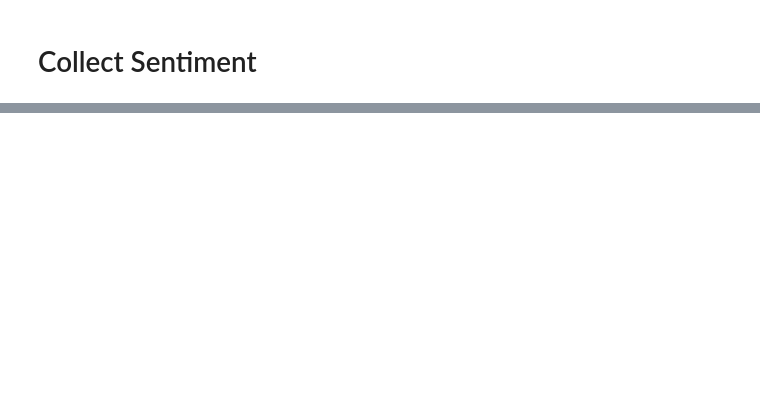
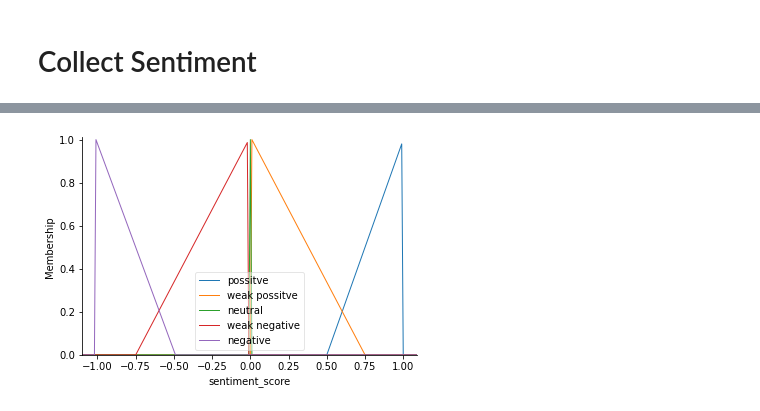
Before and after one commit to alexleong4438/crypto_price_prediction_based_on_sentiment, a Jupyter notebook: dataset/CDS590.ipynb, the cells around one changed output, grey strips where cells are left out. Cells and saved outputs as stored; diff of their text form; code cells hidden in the pictures; blank space fills up the shorter version.

```diff
--- a/dataset/CDS590.ipynb
+++ b/dataset/CDS590.ipynb
@@ -423,0 +728,4 @@ final_tweet_df.to_csv('sentiment_textBlob.csv')
+# %%
+sentiment_score.view()
+# %% [output]
+[figure, added]
```
Also changed, not shown: parts of 131 cells of this notebook.
